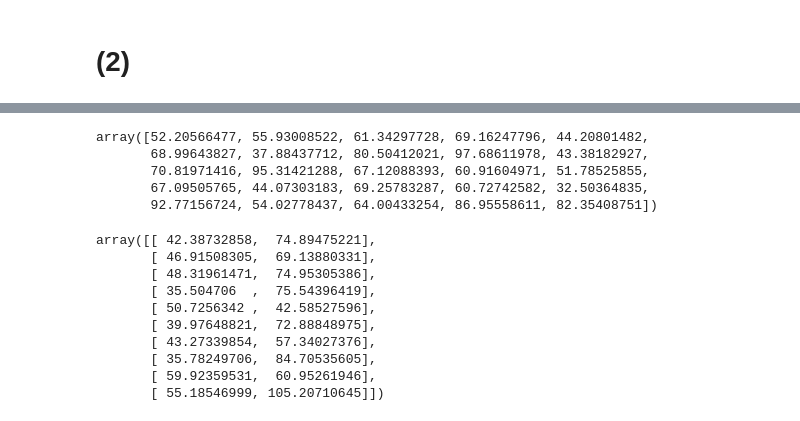
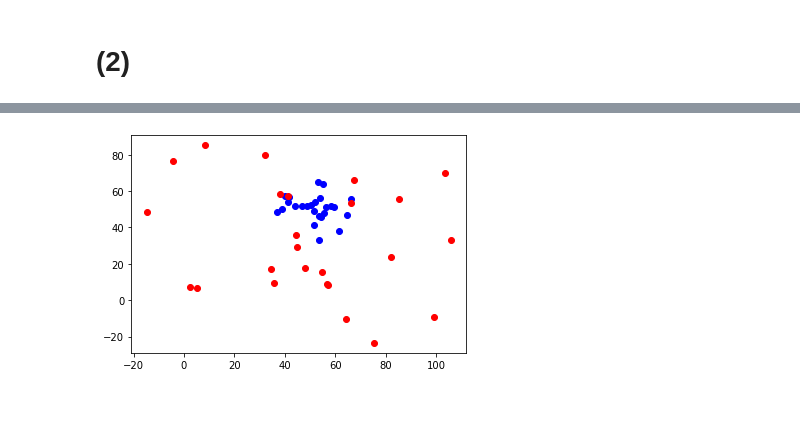
Before and after one commit to rovle/gpt3-in-context-fitting, a Jupyter notebook: classification_playground.ipynb, the cells around one changed output, grey strips where cells are left out. Cells and saved outputs as stored; diff of their text form; code cells hidden in the pictures.

```diff
--- a/classification_playground.ipynb
+++ b/classification_playground.ipynb
@@ -23,21 +22,13 @@ points_2 = multivariate_normal.rvs([50, 60], [[80, 0], [0, 160]], size=25)
-# %%
-points_1[:,1]
-# %% [output]
-array([52.20566477, 55.93008522, 61.34297728, 69.16247796, 44.20801482,
-       68.99643827, 37.88437712, 80.50412021, 97.68611978, 43.38182927,
-       70.81971416, 95.31421288, 67.12088393, 60.91604971, 51.78525855,
-       67.09505765, 44.07303183, 69.25783287, 60.72742582, 32.50364835,
-       92.77156724, 54.02778437, 64.00433254, 86.95558611, 82.35408751])
-# %%
-points_1
-# %% [output]
-array([[ 42.38732858,  74.89475221],
-       [ 46.91508305,  69.13880331],
-       [ 48.31961471,  74.95305386],
-       [ 35.504706  ,  75.54396419],
-       [ 50.7256342 ,  42.58527596],
-       [ 39.97648821,  72.88848975],
-       [ 43.27339854,  57.34027376],
-       [ 35.78249706,  84.70535605],
-       [ 59.92359531,  60.95261946],
-       [ 55.18546999, 105.20710645]])
+# %%
+def push_away(point):
+    x, y = point
+    return [(x-50)*10+ x, (y-50)*10 + y]
+
+plot_distributions(multivariate_normal.rvs([50, 50],
+                                            [[50, 0], [0, 50]],
+                                            size=25),
+                    np.array([push_away(x) for x in multivariate_normal.rvs([50, 50],
+                                            [[10, 0], [0, 10]],
+                                            size=25)]))
+# %% [output]
+[figure, added]
```
Also changed, not shown: parts of 16 cells of this notebook, 1 other file.
